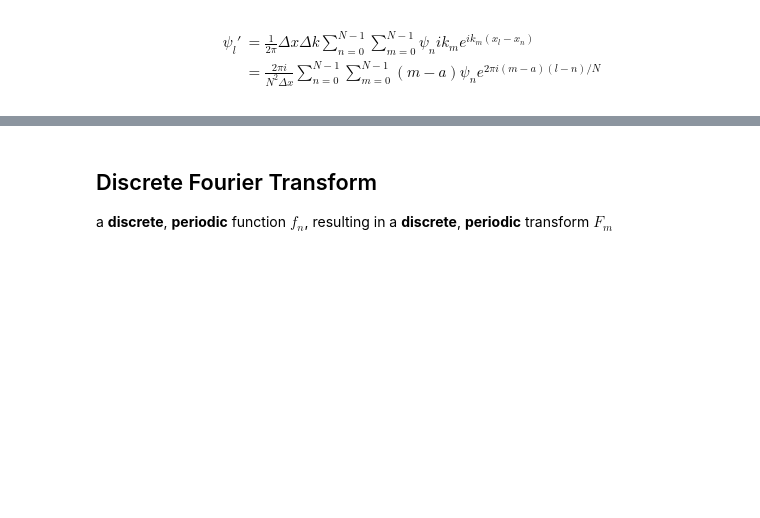
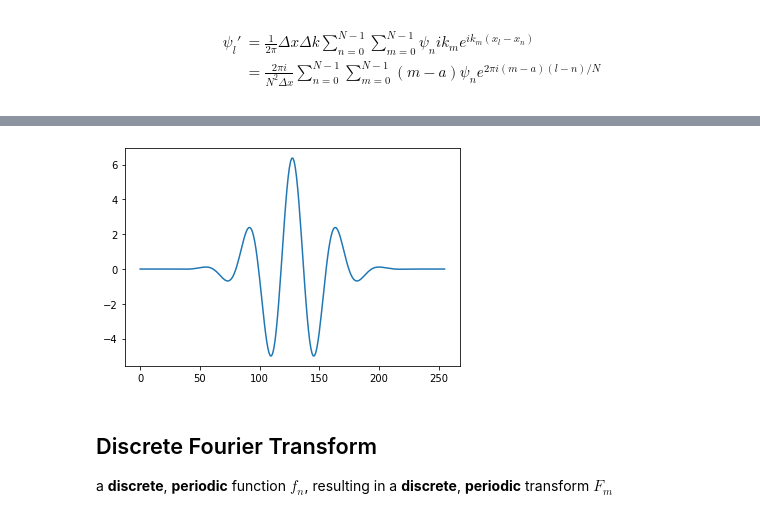
Before and after one commit to Little-old-brother-team/GroupWork, a Jupyter notebook: Review/9_Fourier.ipynb, the cells around one changed output, grey strips where cells are left out. Cells and saved outputs as stored; diff of their text form; code cells hidden in the pictures; blank space fills up the shorter version.

```diff
--- a/Review/9_Fourier.ipynb
+++ b/Review/9_Fourier.ipynb
@@ -91,3 +104,11 @@ ax.plot(x,dpsi_exact,'r', x,np.real(dpsi),'-.b')
+# %%
+# scipy func:
+from scipy import fftpack
+dpsi = fftpack.diff(psi_func(x))
+plt.plot(dpsi)
+plt.show()
+# %% [output]
+[figure, added]
 # %% [markdown]
 ## Discrete Fourier Transform
 a **discrete**, **periodic** function $f_n$, resulting in a **discrete**, **periodic** transform $F_m$
```
Also changed, not shown: parts of 10 cells of this notebook.
